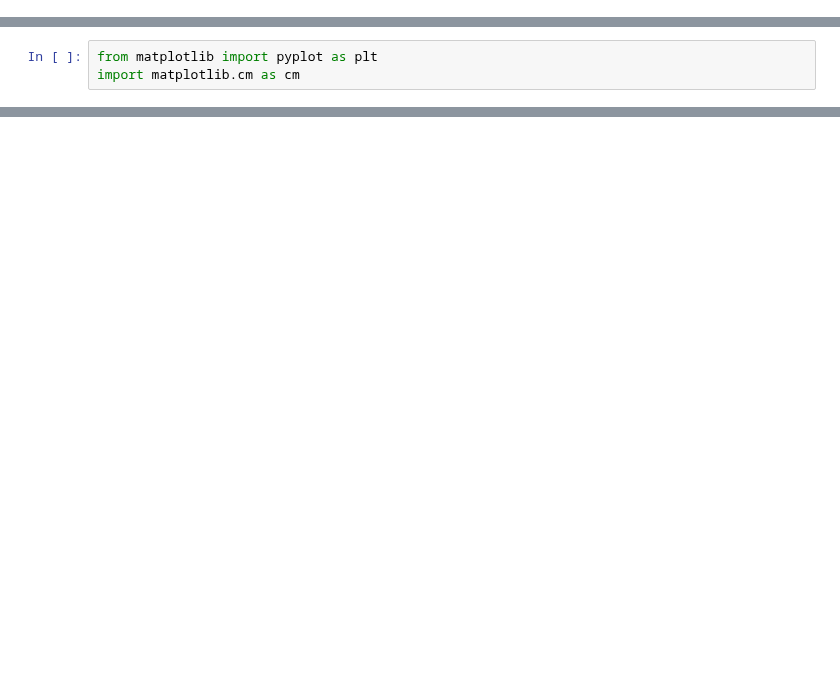
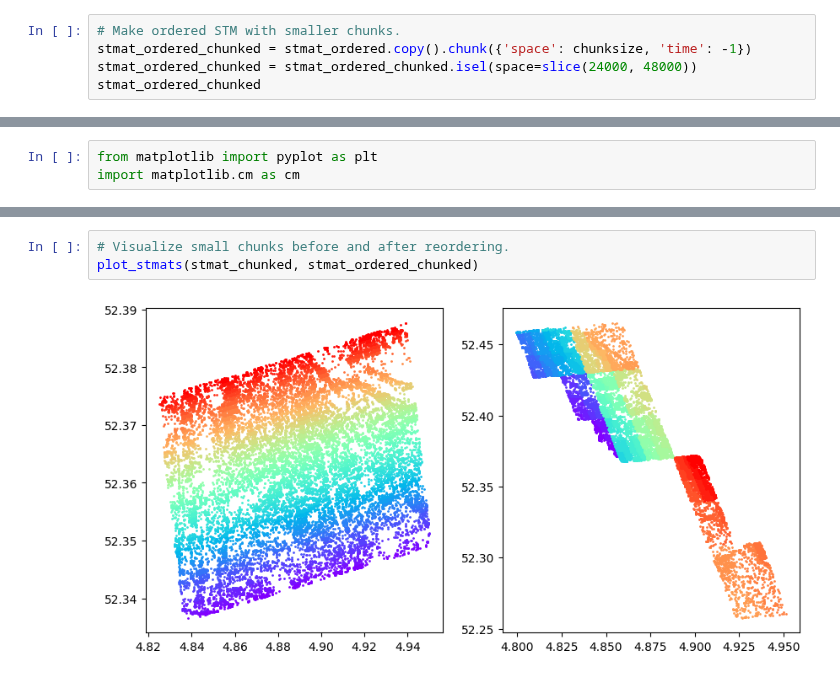
Before and after one commit to TUDelftGeodesy/stmtools, a Jupyter notebook: docs/notebooks/demo_order_stm.ipynb, the cells around one changed output, grey strips where cells are left out. Saved outputs shown, nothing was run; the diff lists cells and outputs as text; blank space fills up the shorter version.

```diff
--- a/docs/notebooks/demo_order_stm.ipynb
+++ b/docs/notebooks/demo_order_stm.ipynb
@@ -145,0 +122,5 @@ Attributes:
+# %%
+# Make ordered STM with smaller chunks.
+stmat_ordered_chunked = stmat_ordered.copy().chunk({'space': chunksize, 'time': -1})
+stmat_ordered_chunked = stmat_ordered_chunked.isel(space=slice(24000, 48000))
+stmat_ordered_chunked
@@ -174,0 +169,5 @@
+# %%
+# Visualize small chunks before and after reordering.
+plot_stmats(stmat_chunked, stmat_ordered_chunked)
+# %% [output]
+[figure, added]
```
Also changed, not shown: parts of 42 cells of this notebook.
